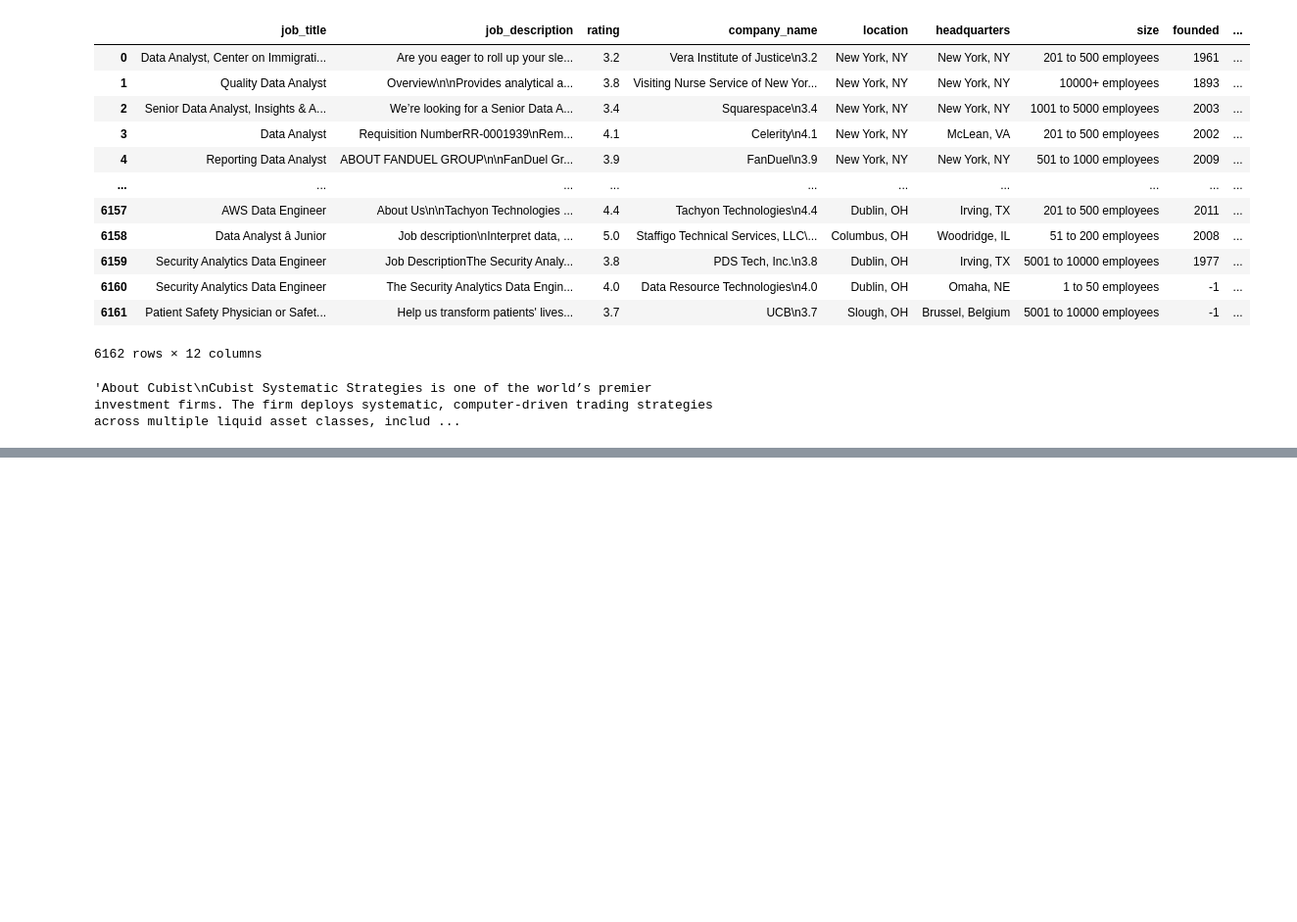
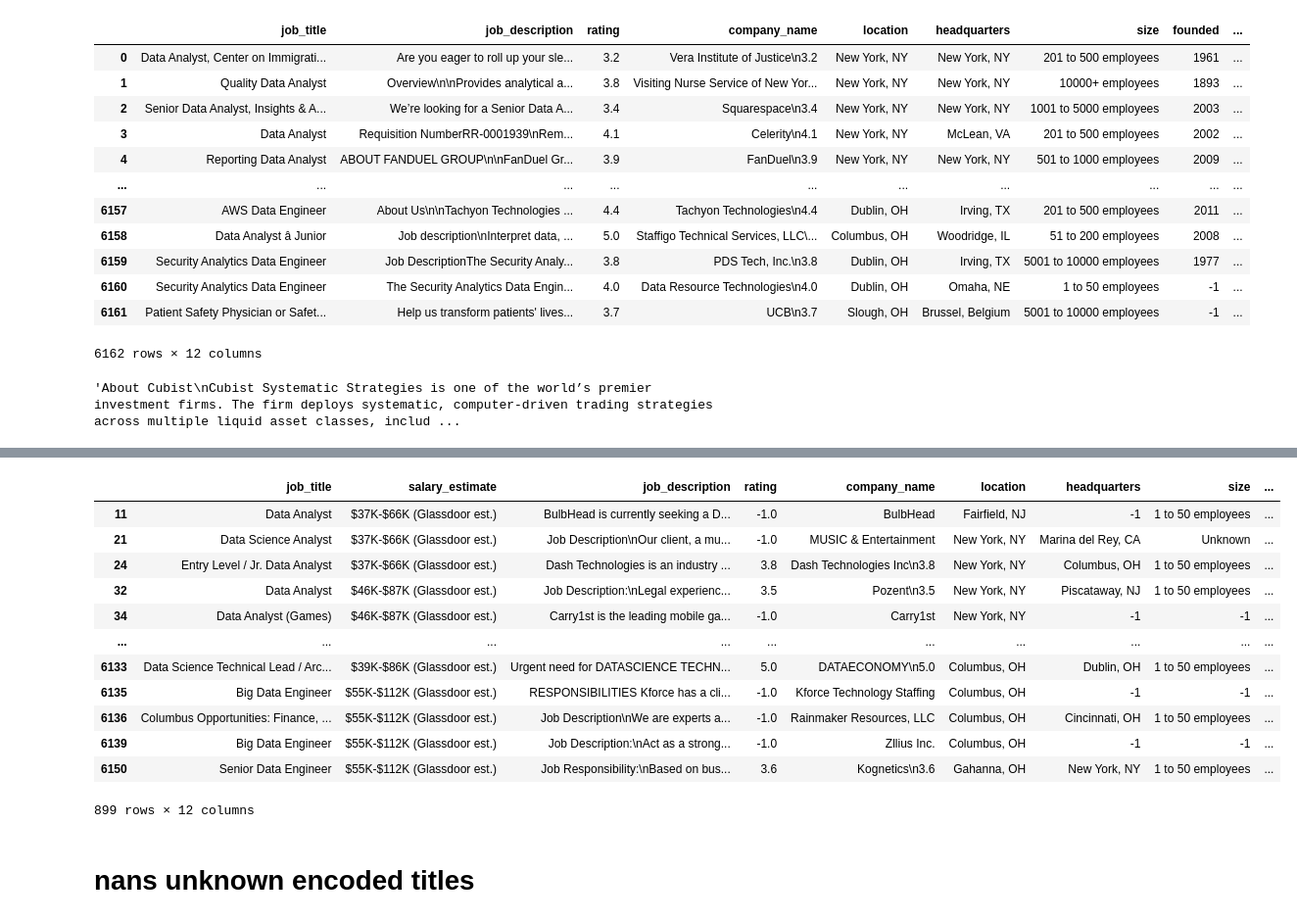
Before and after one commit to honnsey/data_scientist_skills, a Jupyter notebook: notebooks/joe_scratch.ipynb, the cells around one changed output, grey strips where cells are left out. Shown at 98% size. Saved outputs shown, nothing was run; the diff lists cells and outputs as text; code cells hidden in the pictures; blank space fills up the shorter version.

```diff
--- a/notebooks/Joe's.ipynb
+++ b/notebooks/joe_scratch.ipynb
@@ -563,0 +710,2 @@ df.job_description[5]
+# %%
+sectors.pop(sectors.index('-1'))
@@ -563,0 +742,2 @@ df.job_description[5]
+# %%
+comb_list = industries + sectors
@@ -563,0 +764,22 @@ df.job_description[5]
+# %%
+t_df = ~df[['industry','sector']].isin(comb_list)
+# %%
+empty_indices = t_df.loc[t_df.all(axis='columns')].index
+# %%
+df.iloc[empty_indices]
+# %% [output]
+|  | job_title | salary_estimate | job_description | rating | company_name | location | headquarters | size | ... |
+| 11 | Data Analyst | $37K-$66K (Glassdoor est.) | BulbHead is currently seeking a D... | -1.0 | BulbHead | Fairfield, NJ | -1 | 1 to 50 employees | ... |
+| 21 | Data Science Analyst | $37K-$66K (Glassdoor est.) | Job Description\nOur client, a mu... | -1.0 | MUSIC & Entertainment | New York, NY | Marina del Rey, CA | Unknown | ... |
+| 24 | Entry Level / Jr. Data Analyst | $37K-$66K (Glassdoor est.) | Dash Technologies is an industry ... | 3.8 | Dash Technologies Inc\n3.8 | New York, NY | Columbus, OH | 1 to 50 employees | ... |
+| 32 | Data Analyst | $46K-$87K (Glassdoor est.) | Job Description:\nLegal experienc... | 3.5 | Pozent\n3.5 | New York, NY | Piscataway, NJ | 1 to 50 employees | ... |
+| 34 | Data Analyst (Games) | $46K-$87K (Glassdoor est.) | Carry1st is the leading mobile ga... | -1.0 | Carry1st | New York, NY | -1 | -1 | ... |
+| ... | ... | ... | ... | ... | ... | ... | ... | ... | ... |
+| 6133 | Data Science Technical Lead / Arc... | $39K-$86K (Glassdoor est.) | Urgent need for DATASCIENCE TECHN... | 5.0 | DATAECONOMY\n5.0 | Columbus, OH | Dublin, OH | 1 to 50 employees | ... |
+| 6135 | Big Data Engineer | $55K-$112K (Glassdoor est.) | RESPONSIBILITIES Kforce has a cli... | -1.0 | Kforce Technology Staffing | Columbus, OH | -1 | -1 | ... |
+| 6136 | Columbus Opportunities: Finance, ... | $55K-$112K (Glassdoor est.) | Job Description\nWe are experts a... | -1.0 | Rainmaker Resources, LLC | Columbus, OH | Cincinnati, OH | 1 to 50 employees | ... |
+| 6139 | Big Data Engineer | $55K-$112K (Glassdoor est.) | Job Description:\nAct as a strong... | -1.0 | Zllius Inc. | Columbus, OH | -1 | -1 | ... |
+| 6150 | Senior Data Engineer | $55K-$112K (Glassdoor est.) | Job Responsibility:\nBased on bus... | 3.6 | Kognetics\n3.6 | Gahanna, OH | New York, NY | 1 to 50 employees | ... |
+899 rows × 12 columns
+# %% [markdown]
+# nans unknown encoded titles
```
Also changed, not shown: parts of 32 cells of this notebook.
